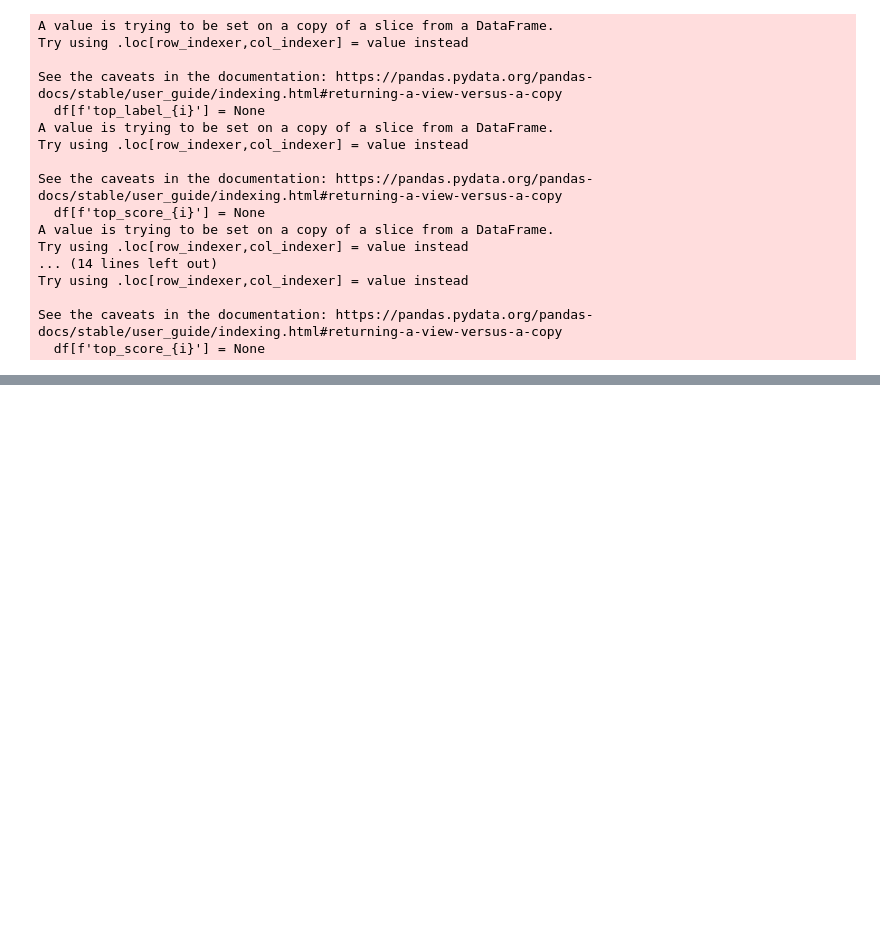
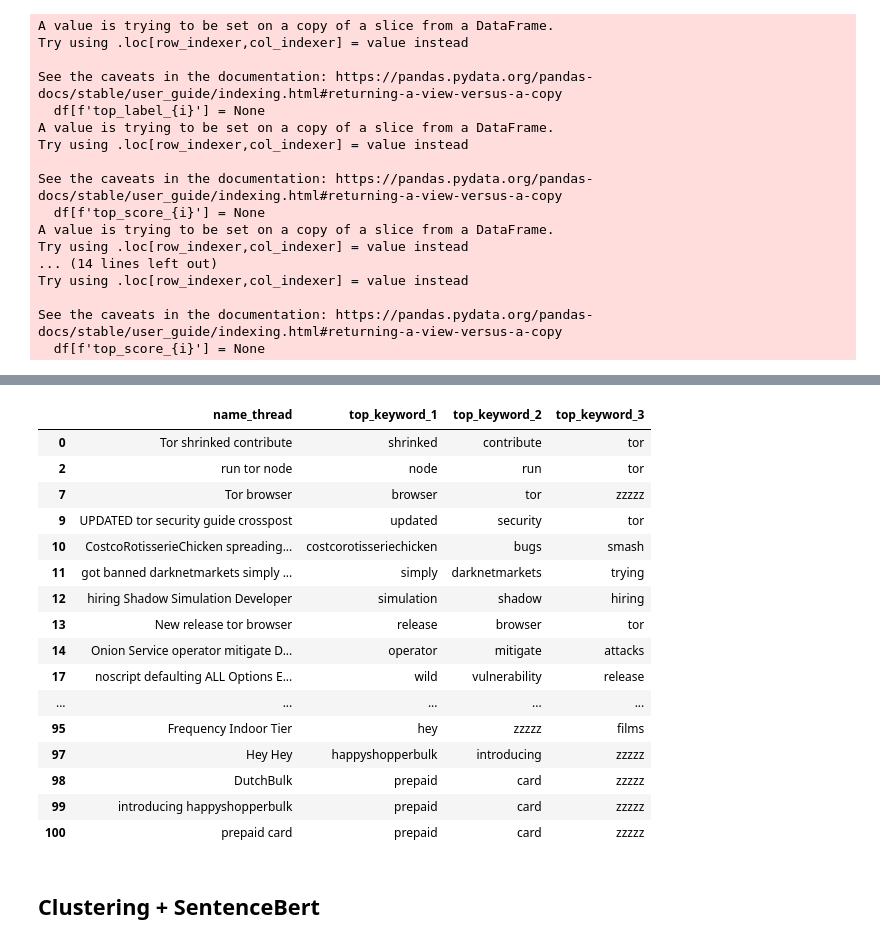
Before and after one commit to D0men1c0/GSoC, a Jupyter notebook: Analyze_files/Completed/TextThreadAnalysis.ipynb, the cells around one changed output, grey strips where cells are left out. Saved outputs shown, nothing was run; the diff lists cells and outputs as text; code cells hidden in the pictures; blank space fills up the shorter version.

```diff
--- a/Analyze_files/Completed/TextThreadAnalysis.ipynb
+++ b/Analyze_files/Completed/TextThreadAnalysis.ipynb
@@ -352,0 +381,24 @@ df
+# %%
+df_tf_idf = pd.read_csv('cleaned_data_name_thread_TF-IDF_top_keywords.csv')
+df_tf_idf.drop_duplicates(subset=['name_thread'], keep='first', inplace=True)
+df_tf_idf[['name_thread', 'top_keyword_1', 'top_keyword_2', 'top_keyword_3']].head(50)
+# %% [output]
+|  | name_thread | top_keyword_1 | top_keyword_2 | top_keyword_3 |
+| 0 | Tor shrinked contribute | shrinked | contribute | tor |
+| 2 | run tor node | node | run | tor |
+| 7 | Tor browser | browser | tor | zzzzz |
+| 9 | UPDATED tor security guide crosspost | updated | security | tor |
+| 10 | CostcoRotisserieChicken spreading... | costcorotisseriechicken | bugs | smash |
+| 11 | got banned darknetmarkets simply ... | simply | darknetmarkets | trying |
+| 12 | hiring Shadow Simulation Developer | simulation | shadow | hiring |
+| 13 | New release tor browser | release | browser | tor |
+| 14 | Onion Service operator mitigate D... | operator | mitigate | attacks |
+| 17 | noscript defaulting ALL Options E... | wild | vulnerability | release |
+| ... | ... | ... | ... | ... |
+| 95 | Frequency Indoor Tier | hey | zzzzz | films |
+| 97 | Hey Hey | happyshopperbulk | introducing | zzzzz |
+| 98 | DutchBulk | prepaid | card | zzzzz |
+| 99 | introducing happyshopperbulk | prepaid | card | zzzzz |
+| 100 | prepaid card | prepaid | card | zzzzz |
+# %% [markdown]
+## Clustering + SentenceBert
```
Also changed, not shown: parts of 8 cells of this notebook.
